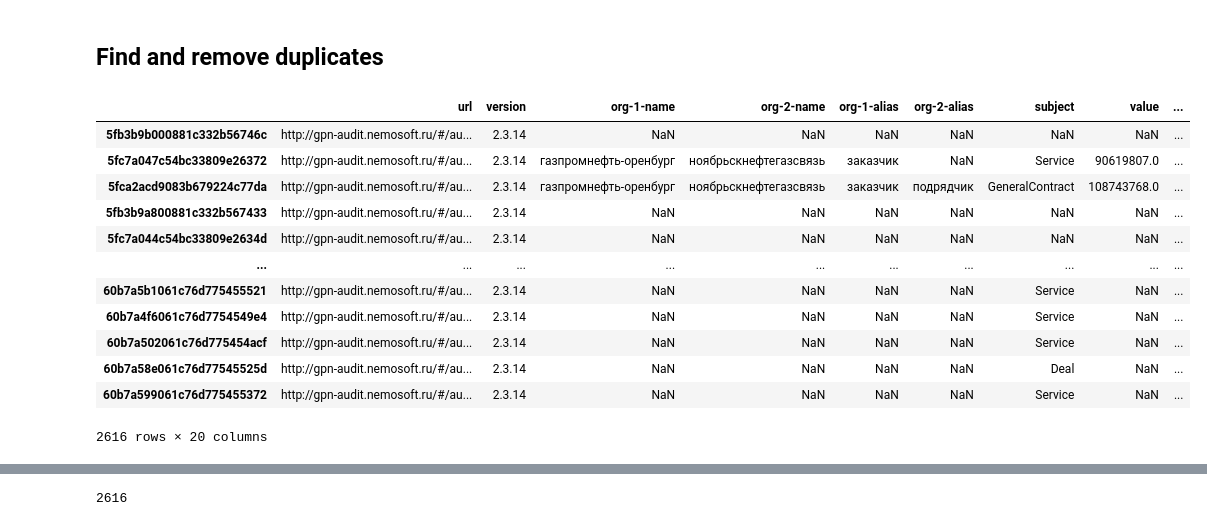
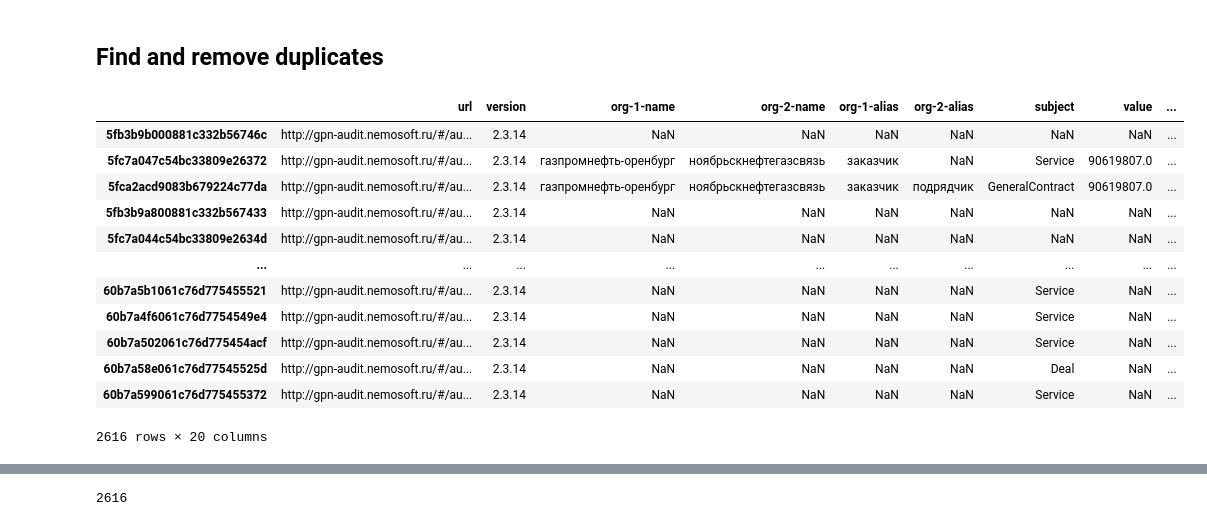
Before and after one commit to LitJane/analyser, a Jupyter notebook: trainsets/export_trainset.ipynb, the cells around one changed output, grey strips where cells are left out. Saved outputs shown, nothing was run; the diff lists cells and outputs as text; code cells hidden in the pictures.

```diff
--- a/trainsets/export_trainset.ipynb
+++ b/trainsets/export_trainset.ipynb
@@ -435,12 +429,13 @@ stats2.head(40)
 ## Find and remove duplicates
 # %%
 stats2['len'] //= 5 #similar lens
+stats2['len'] *= 5 #similar lens
 stats2.sort_values(['len', 'org-1-name', 'org-2-name', 'org-1-alias','org-2-alias', 'value', 'subject'], ascending=False)
 # %% [output]
 |  | url | version | org-1-name | org-2-name | org-1-alias | org-2-alias | subject | value | ... |
 | 5fb3b9b000881c332b56746c | http://gpn-audit.nemosoft.ru/#/au... | 2.3.14 | NaN | NaN | NaN | NaN | NaN | NaN | ... |
 | 5fc7a047c54bc33809e26372 | http://gpn-audit.nemosoft.ru/#/au... | 2.3.14 | газпромнефть-оренбург | ноябрьскнефтегазсвязь | заказчик | NaN | Service | 90619807.0 | ... |
-| 5fca2acd9083b679224c77da | http://gpn-audit.nemosoft.ru/#/au... | 2.3.14 | газпромнефть-оренбург | ноябрьскнефтегазсвязь | заказчик | подрядчик | GeneralContract | 108743768.0 | ... |
+| 5fca2acd9083b679224c77da | http://gpn-audit.nemosoft.ru/#/au... | 2.3.14 | газпромнефть-оренбург | ноябрьскнефтегазсвязь | заказчик | подрядчик | GeneralContract | 90619807.0 | ... |
 | 5fb3b9a800881c332b567433 | http://gpn-audit.nemosoft.ru/#/au... | 2.3.14 | NaN | NaN | NaN | NaN | NaN | NaN | ... |
 | 5fc7a044c54bc33809e2634d | http://gpn-audit.nemosoft.ru/#/au... | 2.3.14 | NaN | NaN | NaN | NaN | NaN | NaN | ... |
 | ... | ... | ... | ... | ... | ... | ... | ... | ... | ... |
```
Also changed, not shown: parts of 21 cells of this notebook, 3 other files.
